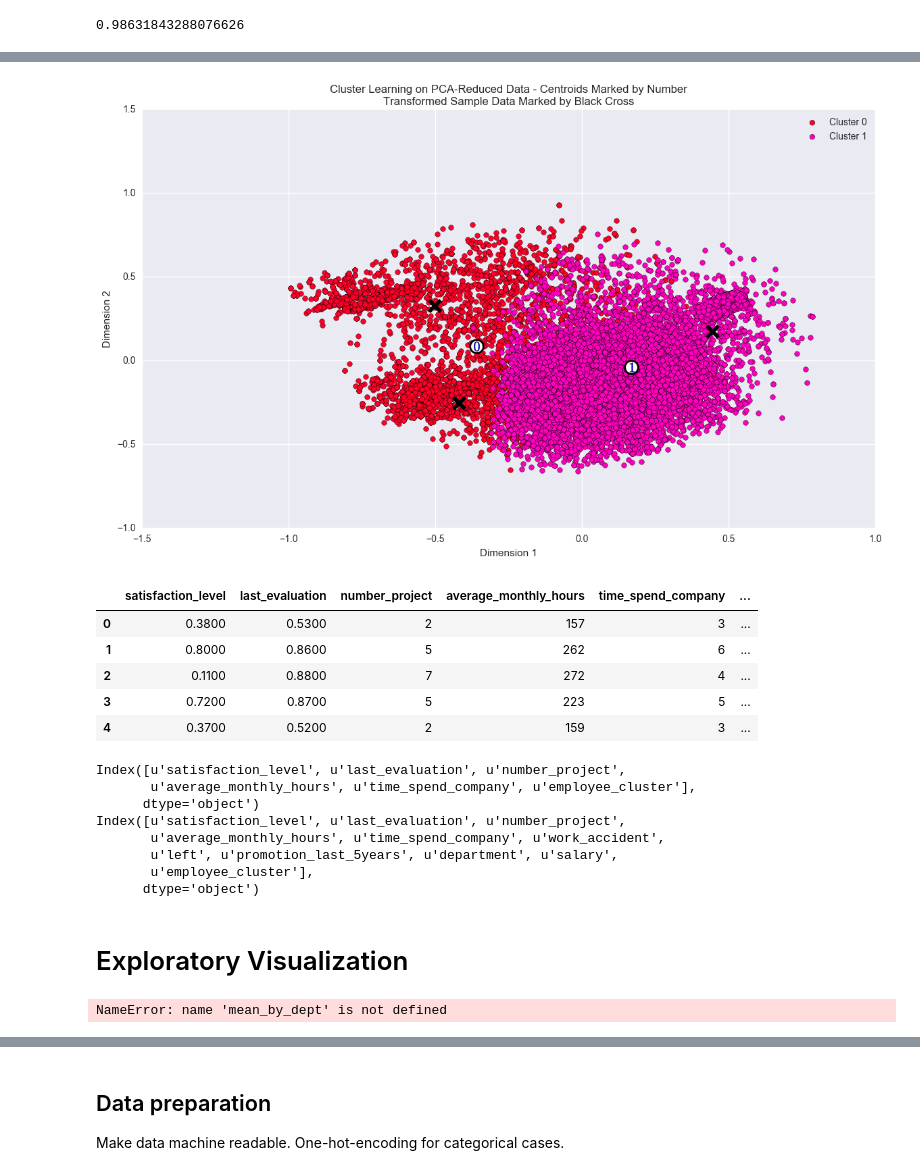
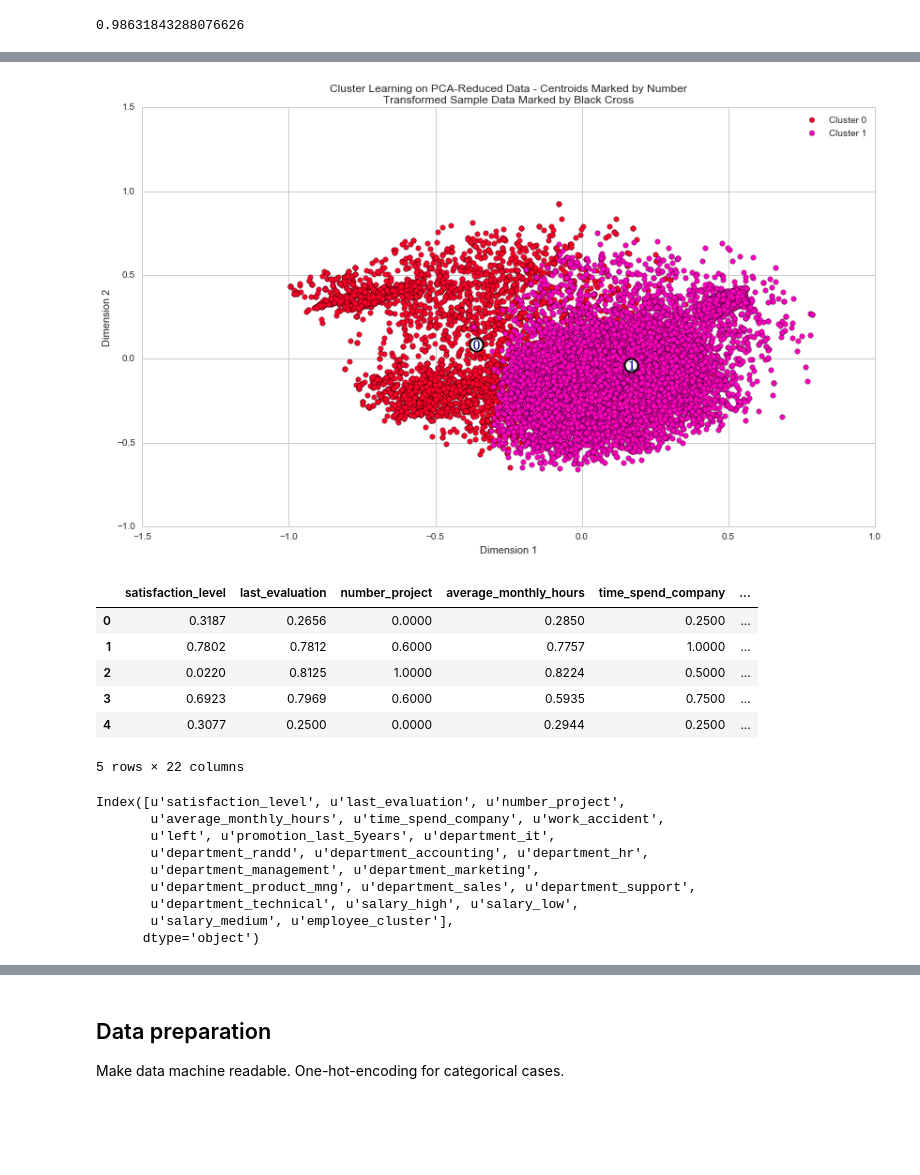
Before and after one commit to andirs/hr_predict, a Jupyter notebook: Human Resource Prediction.ipynb, the cells around one changed output, grey strips where cells are left out. Drawn from its saved outputs; the diff is of its cells as text; code cells hidden in the pictures; blank space fills up the shorter version.

Commit message:
prediction, clustering and refinement done

```diff
--- a/Human Resource Prediction.ipynb
+++ b/Human Resource Prediction.ipynb
@@ -1051,14 +905,11 @@ def pca_results(good_data, pca):
     return pd.concat([variance_ratios, components], axis = 1)
 # %%
 from sklearn.decomposition import PCA
-#pca_data = norm_data.drop('left', axis=1)
-pca_data = norm_data
+
+pca_data = hr_data.ix[:,0:5]
 pca = PCA(n_components=5)
 pca = pca.fit(pca_data)
 
-# TODO: Transform the sample log-data using the PCA fit above
-#pca_samples = pca.transform(samples)
-
 # Generate PCA results plot
 pca_results = pca_results(pca_data, pca)
 # %% [output]
@@ -1085,8 +935,6 @@ reduced_data = pd.DataFrame(reduced_data, columns = ['Dimension 1', 'Dimension 2
 # %%
 from sklearn import mixture
 from sklearn.metrics import silhouette_score
-redo = True
-# TODO: Apply your clustering algorithm of choice to the reduced data
 
 score_list = []
 score_columns = []
@@ -1104,7 +952,7 @@ for n in range(5,1,-1):
     # TODO: Find the cluster centers
     centers[n] = clusterer.means_
     # TODO: Predict the cluster for each transformed sample data point
-    sample_preds[n] = clusterer.predict(pca_samples)
+    #sample_preds[n] = clusterer.predict(pca_samples)
     # TODO: Calculate the mean silhouette coefficient for the number of clusters chosen
     score = silhouette_score(reduced_data, preds[n], metric='euclidean')
     score_list.append(score)
@@ -1124,5 +975,5 @@ Calculating clusters with 2 dimensions.
 # %%
-def cluster_results(reduced_data, preds, centers, pca_samples):
+def cluster_results(reduced_data, preds, centers):
     '''
     Visualizes the PCA-reduced cluster data in two dimensions
     Adds cues for cluster centers and student-selected sample data
@@ -1149,15 +1000,15 @@ def cluster_results(reduced_data, preds, centers, pca_samples):
         ax.scatter(x = c[0], y = c[1], marker='$%d$'%(i), alpha = 1, s=100);
 
     # Plot transformed sample points
-    ax.scatter(x = pca_samples[:,0], y = pca_samples[:,1], \
-               s = 150, linewidth = 4, color = 'black', marker = 'x');
+    #ax.scatter(x = pca_samples[:,0], y = pca_samples[:,1], \
+    #           s = 150, linewidth = 4, color = 'black', marker = 'x');
 
     # Set plot title
     ax.set_title("Cluster Learning on PCA-Reduced Data - Centroids Marked by Number\nTransformed Sample Data Marked by Black Cross");
 # %%
 # with preds[n] and centers[n] where n is the number of Dimensions
-cluster_results(reduced_data, preds[2], centers[2], pca_samples[:3])
+cluster_results(reduced_data, preds[2], centers[2])
 # %% [output]
-[figure, old version]
+[figure, new version]
 # %%
 predictions = pd.DataFrame(preds[2], columns = ['Cluster'])
@@ -1167,26 +1017,21 @@ hr_data['employee_cluster'] = predictions
 hr_data.head()
 # %% [output]
 |  | satisfaction_level | last_evaluation | number_project | average_monthly_hours | time_spend_company | ... |
-| 0 | 0.3800 | 0.5300 | 2 | 157 | 3 | ... |
-| 1 | 0.8000 | 0.8600 | 5 | 262 | 6 | ... |
-| 2 | 0.1100 | 0.8800 | 7 | 272 | 4 | ... |
-| 3 | 0.7200 | 0.8700 | 5 | 223 | 5 | ... |
-| 4 | 0.3700 | 0.5200 | 2 | 159 | 3 | ... |
+| 0 | 0.3187 | 0.2656 | 0.0000 | 0.2850 | 0.2500 | ... |
+| 1 | 0.7802 | 0.7812 | 0.6000 | 0.7757 | 1.0000 | ... |
+| 2 | 0.0220 | 0.8125 | 1.0000 | 0.8224 | 0.5000 | ... |
+| 3 | 0.6923 | 0.7969 | 0.6000 | 0.5935 | 0.7500 | ... |
+| 4 | 0.3077 | 0.2500 | 0.0000 | 0.2944 | 0.2500 | ... |
+5 rows × 22 columns
 # %%
-print norm_data.columns
 print hr_data.columns
 # %% [output]
-Index([u'satisfaction_level', u'last_evaluation', u'number_project',
-       u'average_monthly_hours', u'time_spend_company', u'employee_cluster'],
-      dtype='object')
 Index([u'satisfaction_level', u'last_evaluation', u'number_project',
        u'average_monthly_hours', u'time_spend_company', u'work_accident',
-       u'left', u'promotion_last_5years', u'department', u'salary',
-       u'employee_cluster'],
+       u'left', u'promotion_last_5years', u'department_it',
+       u'department_randd', u'department_accounting', u'department_hr',
+       u'department_management', u'department_marketing',
+       u'department_product_mng', u'department_sales', u'department_support',
+       u'department_technical', u'salary_high', u'salary_low',
+       u'salary_medium', u'employee_cluster'],
       dtype='object')
-# %% [markdown]
-# Exploratory Visualization
-# %%
-mean_by_dept
-# %% [output]
-NameError: name 'mean_by_dept' is not defined
```
Also changed, not shown: parts of 75 cells of this notebook.
